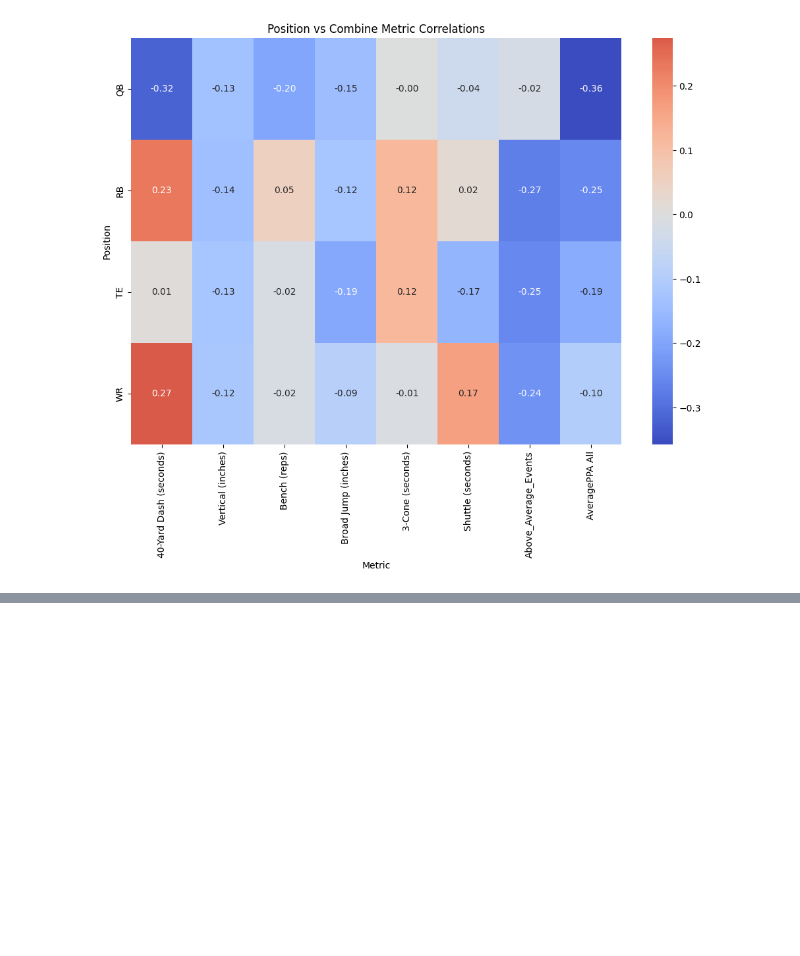
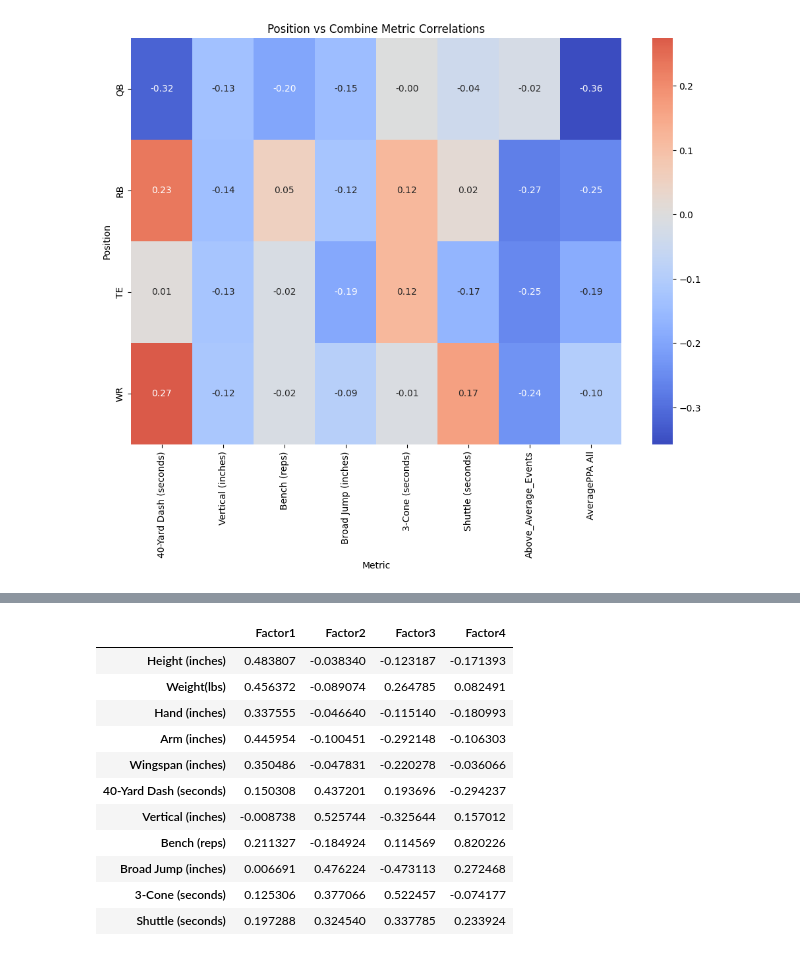
Before and after one commit to alexlevkulich/BSAN-Project-2, a Jupyter notebook: BSANStat.ipynb, the cells around one changed output, grey strips where cells are left out. Cells and saved outputs as stored; diff of their text form; code cells hidden in the pictures; blank space fills up the shorter version.

```diff
--- a/BSANStat.ipynb
+++ b/BSANStat.ipynb
@@ -534,0 +524,44 @@ plt.show()
+# %%
+from sklearn.preprocessing import StandardScaler
+from sklearn.decomposition import PCA
+import pandas as pd
+
+fa_vars = df1[[
+    "Height (inches)",
+    "Weight(lbs)",
+    "Hand (inches)",
+    "Arm (inches)",
+    "Wingspan (inches)",
+    "40-Yard Dash (seconds)",
+    "Vertical (inches)",
+    "Bench (reps)",
+    "Broad Jump (inches)",
+    "3-Cone (seconds)",
+    "Shuttle (seconds)"
+]].dropna()
+
+scaled_vars = StandardScaler().fit_transform(fa_vars)
+
+pca = PCA(n_components=4)
+pca.fit(scaled_vars)
+
+loadings = pd.DataFrame(
+    pca.components_.T,
+    index=fa_vars.columns,
+    columns=["Factor1", "Factor2", "Factor3", "Factor4"]
+)
+
+loadings
+# %% [output]
+|  | Factor1 | Factor2 | Factor3 | Factor4 |
+| Height (inches) | 0.483807 | -0.038340 | -0.123187 | -0.171393 |
+| Weight(lbs) | 0.456372 | -0.089074 | 0.264785 | 0.082491 |
+| Hand (inches) | 0.337555 | -0.046640 | -0.115140 | -0.180993 |
+| Arm (inches) | 0.445954 | -0.100451 | -0.292148 | -0.106303 |
+| Wingspan (inches) | 0.350486 | -0.047831 | -0.220278 | -0.036066 |
+| 40-Yard Dash (seconds) | 0.150308 | 0.437201 | 0.193696 | -0.294237 |
+| Vertical (inches) | -0.008738 | 0.525744 | -0.325644 | 0.157012 |
+| Bench (reps) | 0.211327 | -0.184924 | 0.114569 | 0.820226 |
+| Broad Jump (inches) | 0.006691 | 0.476224 | -0.473113 | 0.272468 |
+| 3-Cone (seconds) | 0.125306 | 0.377066 | 0.522457 | -0.074177 |
+| Shuttle (seconds) | 0.197288 | 0.324540 | 0.337785 | 0.233924 |
```
Also changed, not shown: parts of 48 cells of this notebook.
